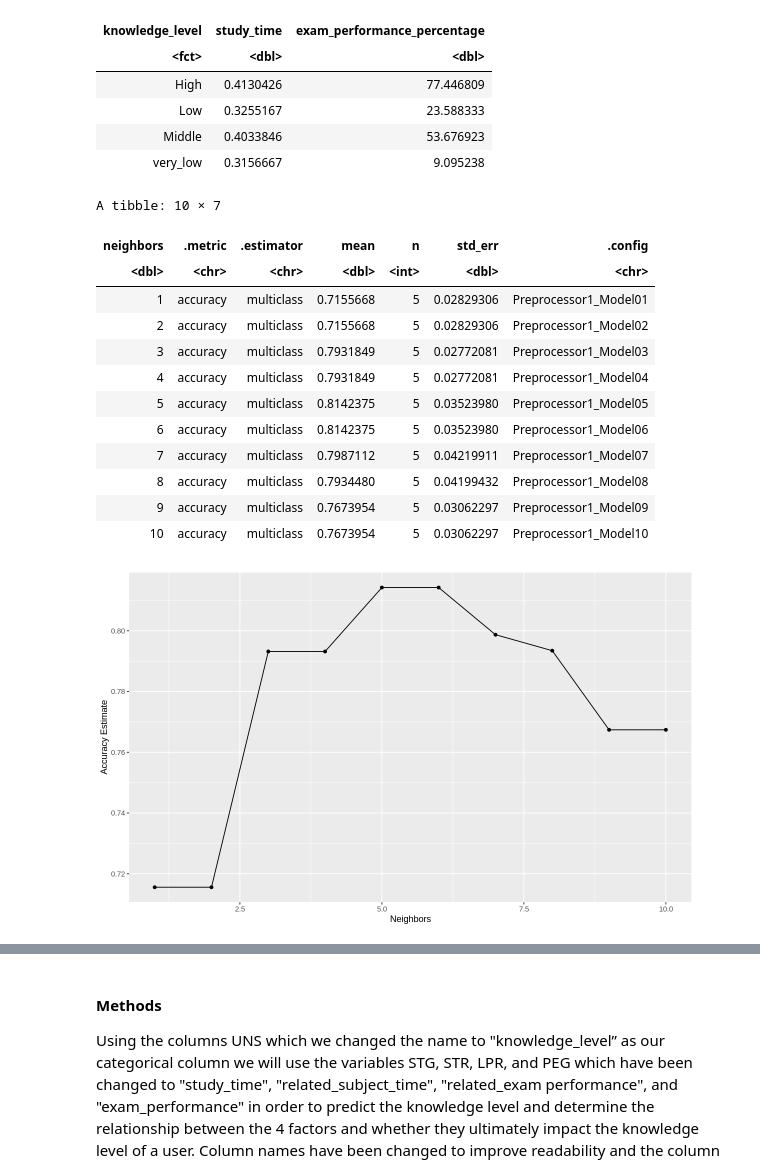
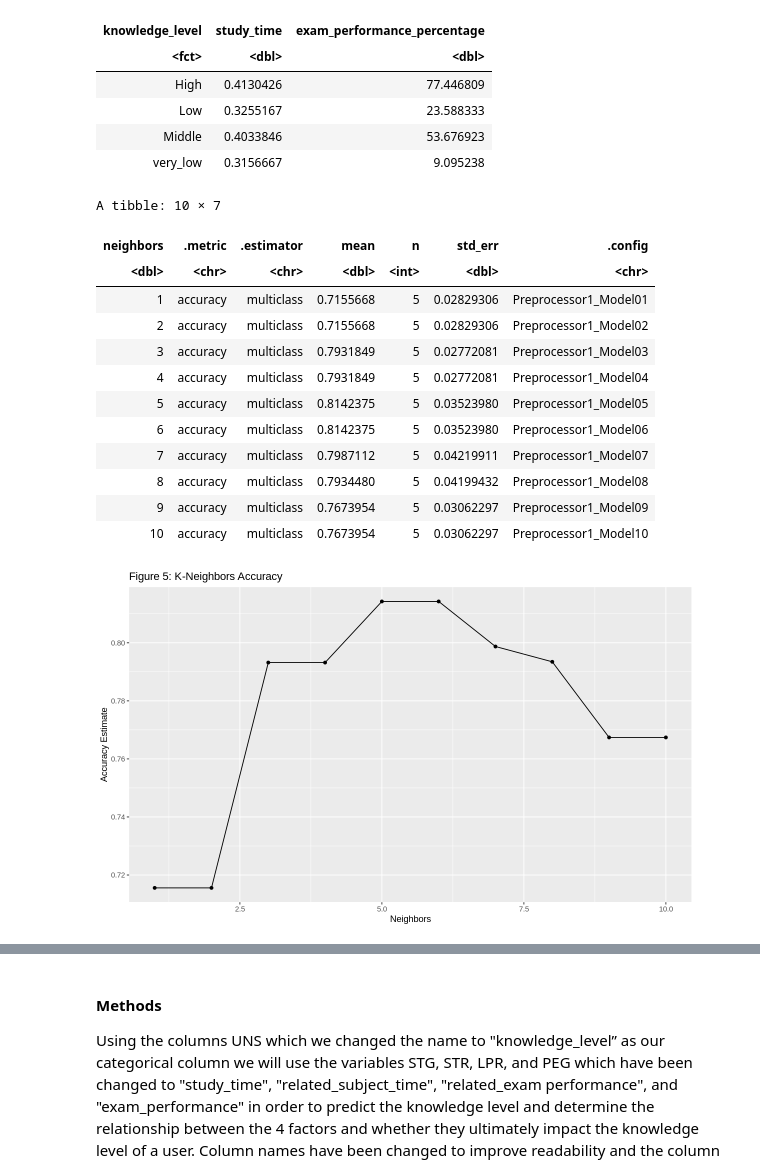
Before and after one commit to maywilsdon/dsci-100-2023s1-group-20, a Jupyter notebook: proposal.ipynb, the cells around one changed output, grey strips where cells are left out. Drawn from its saved outputs; the diff is of its cells as text; code cells hidden in the pictures.

```diff
--- a/proposal.ipynb
+++ b/proposal.ipynb
@@ -181,35 +181,36 @@ gridvals <- tibble(neighbors = seq(from = 1, to = 10, by = 1))
 student_vfold <- vfold_cv(student_train, v = 5, strata = knowledge_level)
 
 student_results <- workflow() |>
     add_recipe(student_recipe) |>
     add_model(student_tune) |>
     tune_grid(resamples = student_vfold, grid = gridvals) |>
     collect_metrics()
 
 accuracies <- student_results |>
        filter(.metric == "accuracy")
 accuracies
 
 accuracy_versus_k <- ggplot(accuracies, aes(x = neighbors, y = mean))+
        geom_point() +
        geom_line() +
-       labs(x = "Neighbors", y = "Accuracy Estimate")
+       labs(x = "Neighbors", y = "Accuracy Estimate") +
+    ggtitle("Figure 5: K-Neighbors Accuracy")
 accuracy_versus_k
 # %% [output]
 A tibble: 10 × 7
 | neighbors | .metric | .estimator | mean | n | std_err | .config |
 | <dbl> | <chr> | <chr> | <dbl> | <int> | <dbl> | <chr> |
 | 1 | accuracy | multiclass | 0.7155668 | 5 | 0.02829306 | Preprocessor1_Model01 |
 | 2 | accuracy | multiclass | 0.7155668 | 5 | 0.02829306 | Preprocessor1_Model02 |
 | 3 | accuracy | multiclass | 0.7931849 | 5 | 0.02772081 | Preprocessor1_Model03 |
 | 4 | accuracy | multiclass | 0.7931849 | 5 | 0.02772081 | Preprocessor1_Model04 |
 | 5 | accuracy | multiclass | 0.8142375 | 5 | 0.03523980 | Preprocessor1_Model05 |
 | 6 | accuracy | multiclass | 0.8142375 | 5 | 0.03523980 | Preprocessor1_Model06 |
 | 7 | accuracy | multiclass | 0.7987112 | 5 | 0.04219911 | Preprocessor1_Model07 |
 | 8 | accuracy | multiclass | 0.7934480 | 5 | 0.04199432 | Preprocessor1_Model08 |
 | 9 | accuracy | multiclass | 0.7673954 | 5 | 0.03062297 | Preprocessor1_Model09 |
 | 10 | accuracy | multiclass | 0.7673954 | 5 | 0.03062297 | Preprocessor1_Model10 |
-[figure, old version]
+[figure, new version]
 # %%
 # Performing our classification analysis on our testing data and obtaining the metrics of our analysis
 set.seed(7)
```
Also changed, not shown: parts of 4 cells of this notebook.
